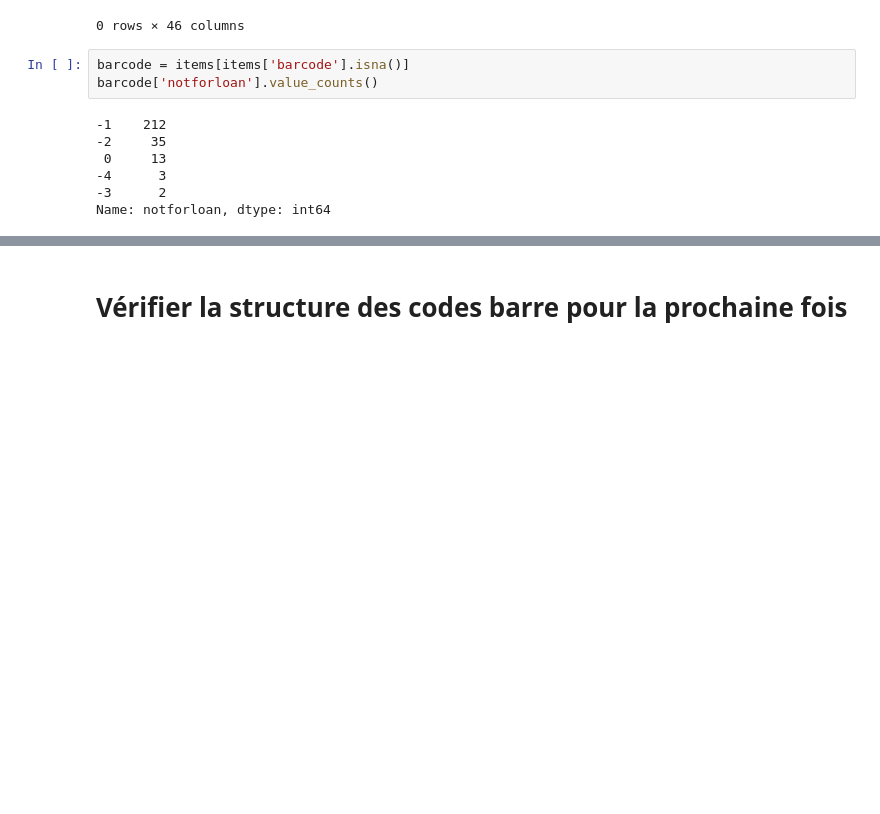
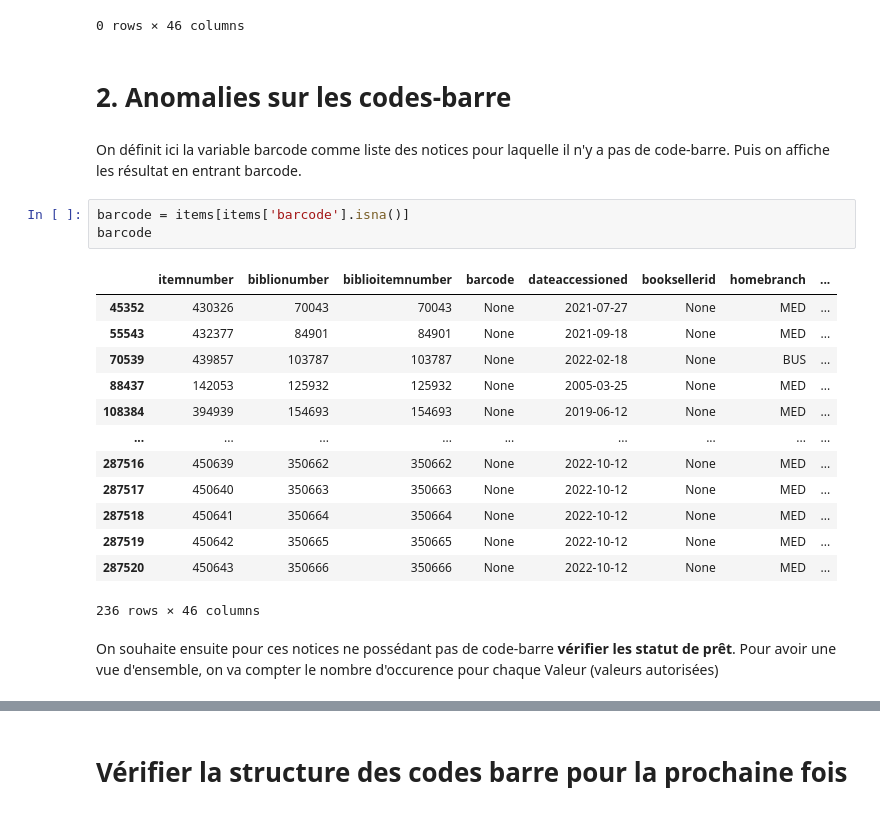
Before and after one commit to ragbx/kibini2, a Jupyter notebook: kibini/adm_analyse_exemplaires.ipynb, the cells around one changed output, grey strips where cells are left out. Drawn from its saved outputs; the diff is of its cells as text; blank space fills up the shorter version.

```diff
--- a/kibini/adm_analyse_exemplaires.ipynb
+++ b/kibini/adm_analyse_exemplaires.ipynb
@@ -42,13 +59,26 @@ items[items['homebranch'].isna()] #Equivaut ici à sélectionner avec une condit
 # %% [output]
 |  | itemnumber | biblionumber | biblioitemnumber | barcode | dateaccessioned | booksellerid | homebranch | ... |
 0 rows × 46 columns
+# %% [markdown]
+# 2. Anomalies sur les codes-barre
+# %% [markdown]
+On définit ici la variable barcode comme liste des notices pour laquelle il n'y a pas de code-barre. Puis on affiche les résultat en entrant barcode.
 # %%
 barcode = items[items['barcode'].isna()]
-barcode['notforloan'].value_counts()
+barcode
 # %% [output]
+|  | itemnumber | biblionumber | biblioitemnumber | barcode | dateaccessioned | booksellerid | homebranch | ... |
+| 45352 | 430326 | 70043 | 70043 | None | 2021-07-27 | None | MED | ... |
+| 55543 | 432377 | 84901 | 84901 | None | 2021-09-18 | None | MED | ... |
+| 70539 | 439857 | 103787 | 103787 | None | 2022-02-18 | None | BUS | ... |
+| 88437 | 142053 | 125932 | 125932 | None | 2005-03-25 | None | MED | ... |
+| 108384 | 394939 | 154693 | 154693 | None | 2019-06-12 | None | MED | ... |
+| ... | ... | ... | ... | ... | ... | ... | ... | ... |
+| 287516 | 450639 | 350662 | 350662 | None | 2022-10-12 | None | MED | ... |
+| 287517 | 450640 | 350663 | 350663 | None | 2022-10-12 | None | MED | ... |
+| 287518 | 450641 | 350664 | 350664 | None | 2022-10-12 | None | MED | ... |
+| 287519 | 450642 | 350665 | 350665 | None | 2022-10-12 | None | MED | ... |
+| 287520 | 450643 | 350666 | 350666 | None | 2022-10-12 | None | MED | ... |
--1    212
--2     35
- 0     13
--4      3
--3      2
-Name: notforloan, dtype: int64
+236 rows × 46 columns
+# %% [markdown]
+On souhaite ensuite pour ces notices ne possédant pas de code-barre **vérifier les statut de prêt**. Pour avoir une vue d'ensemble, on va compter le nombre d'occurence pour chaque Valeur (valeurs autorisées)
```
Also changed, not shown: parts of 20 cells of this notebook, 2 other files.
